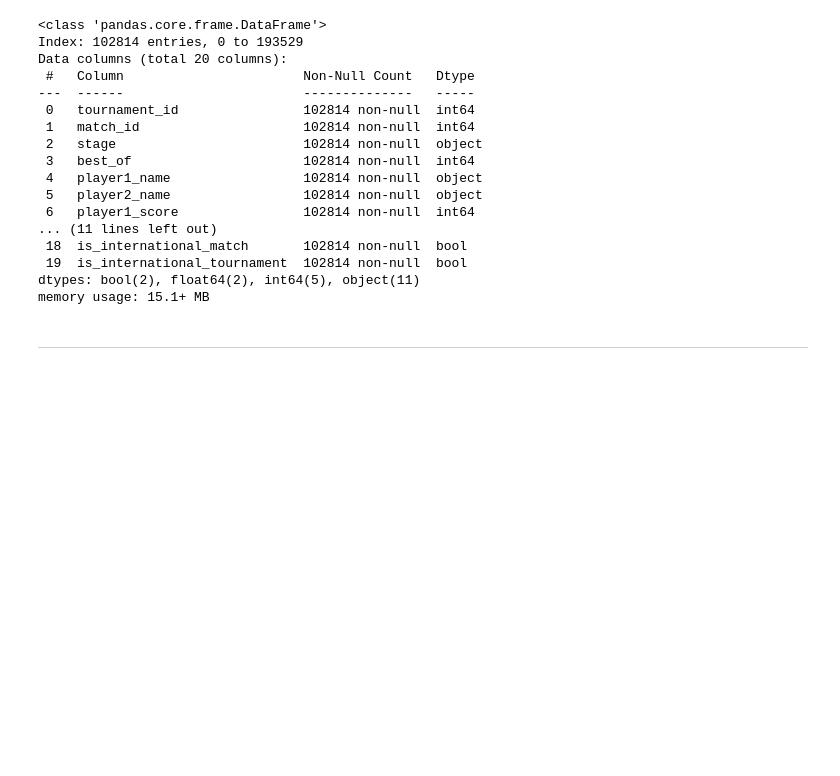
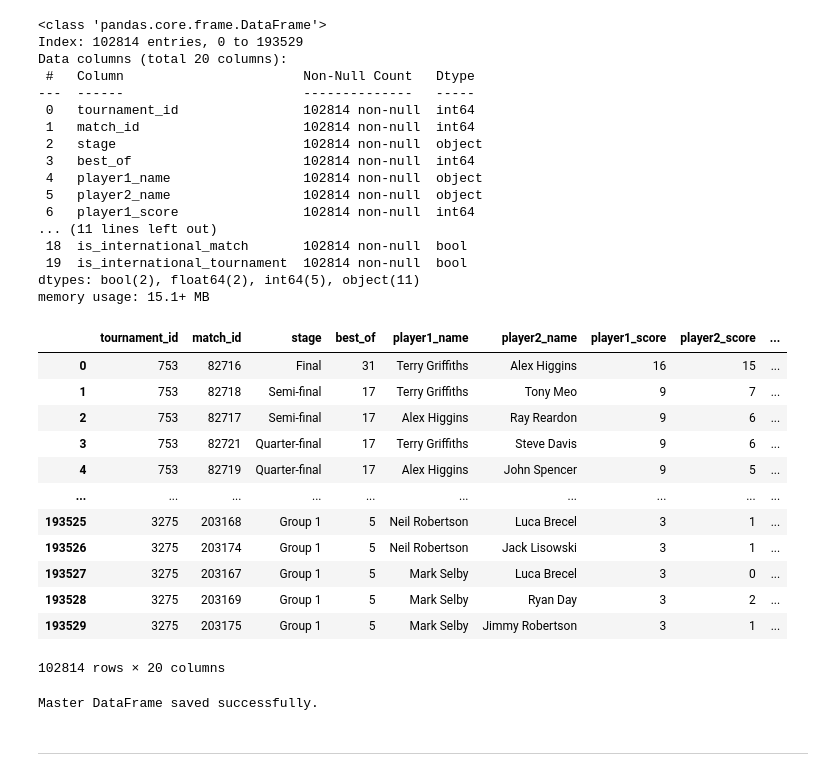
Before and after one commit to stephenbeese/Snooker-Data-Analysis, a Jupyter notebook: jupyter_notebooks/ETL.ipynb, the cells around one changed output. Drawn from its saved outputs; the diff is of its cells as text; code cells hidden in the pictures; blank space fills up the shorter version.

```diff
--- a/jupyter_notebooks/ETL.ipynb
+++ b/jupyter_notebooks/ETL.ipynb
@@ -540,7 +540,7 @@ df_master = (
     .rename(columns={
         "name": "tournament_name",
         "country": "tournament_country",
-        "prize": "tournament_prize",
+        "prize": "tournament_prize_pool",
         "status": "tournament_status",
         "score1": "player1_score",
         "score2": "player2_score"
@@ -774,8 +756,32 @@ Data columns (total 20 columns):
  19  is_international_tournament  102814 non-null  bool
 dtypes: bool(2), float64(2), int64(5), object(11)
 memory usage: 15.1+ MB
+# %%
+# Convert year column to integer
+df_master['year'] = df_master['year'].astype('int64')
+
+# Convert prize column to integer
+df_master['tournament_prize_pool'] = df_master['tournament_prize_pool'].round(2)
+
+df_master
+# %% [output]
+|  | tournament_id | match_id | stage | best_of | player1_name | player2_name | player1_score | player2_score | ... |
+| 0 | 753 | 82716 | Final | 31 | Terry Griffiths | Alex Higgins | 16 | 15 | ... |
+| 1 | 753 | 82718 | Semi-final | 17 | Terry Griffiths | Tony Meo | 9 | 7 | ... |
+| 2 | 753 | 82717 | Semi-final | 17 | Alex Higgins | Ray Reardon | 9 | 6 | ... |
+| 3 | 753 | 82721 | Quarter-final | 17 | Terry Griffiths | Steve Davis | 9 | 6 | ... |
+| 4 | 753 | 82719 | Quarter-final | 17 | Alex Higgins | John Spencer | 9 | 5 | ... |
+| ... | ... | ... | ... | ... | ... | ... | ... | ... | ... |
+| 193525 | 3275 | 203168 | Group 1 | 5 | Neil Robertson | Luca Brecel | 3 | 1 | ... |
+| 193526 | 3275 | 203174 | Group 1 | 5 | Neil Robertson | Jack Lisowski | 3 | 1 | ... |
+| 193527 | 3275 | 203167 | Group 1 | 5 | Mark Selby | Luca Brecel | 3 | 0 | ... |
+| 193528 | 3275 | 203169 | Group 1 | 5 | Mark Selby | Ryan Day | 3 | 2 | ... |
+| 193529 | 3275 | 203175 | Group 1 | 5 | Mark Selby | Jimmy Robertson | 3 | 1 | ... |
+102814 rows × 20 columns
 # %%
 df_master.to_csv(os.path.join(clean_data_dir, 'master_cleaned.csv'), index=False)
 print("Master DataFrame saved successfully.")
+# %% [output]
+Master DataFrame saved successfully.
 # %% [markdown]
 ---
```
Also changed, not shown: parts of 6 cells of this notebook, 2 other files.
